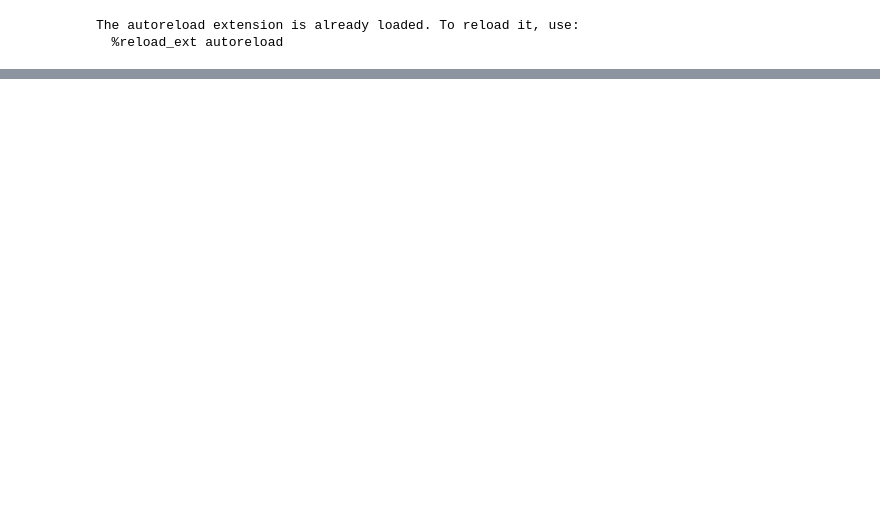
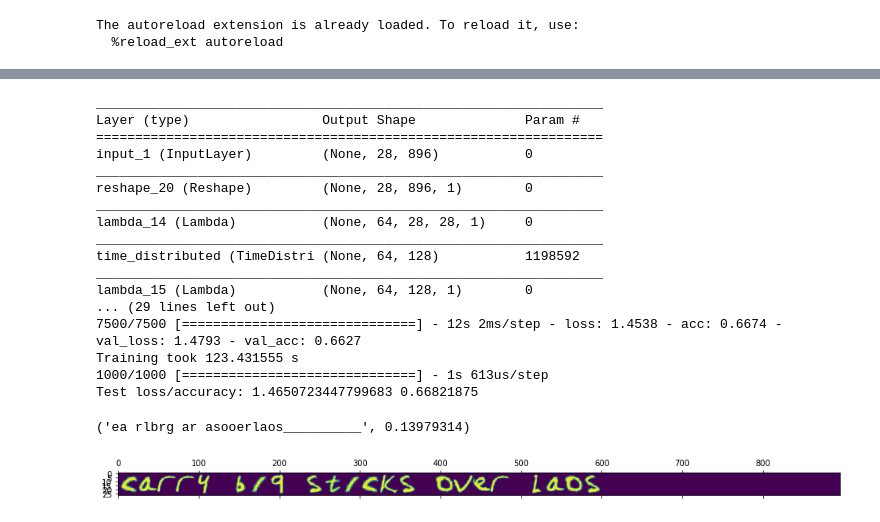
Before and after one commit to the-full-stack/fsdl-text-recognizer, a Jupyter notebook: notebooks/04-line-cnn.ipynb, the cells around one changed output, grey strips where cells are left out. Saved outputs shown, nothing was run; the diff lists cells and outputs as text; code cells hidden in the pictures; blank space fills up the shorter version.

```diff
--- a/notebooks/04-line-cnn.ipynb
+++ b/notebooks/04-line-cnn.ipynb
@@ -99,0 +171,35 @@ AttributeError: 'EmnistLinesDataset' object has no attribute 'emnist'
+# %%
+# This one is now looking at full-letter-widths with half-letter-width stride
+
+model = LineCnnSlidingWindow(window_fraction=1, window_stride=0.5)
+history = train_model(
+    model=model.model,
+    x_train=dataset.x_train,
+    y_train=dataset.y_train,
+    epochs=10,
+    batch_size=128,
+    loss='categorical_crossentropy'
+)
+evaluate_model(model.model, dataset.x_test, dataset.y_test)
+plt.matshow(dataset.x_test[0])
+model.predict_on_image(dataset.x_test[0])
+# %% [output]
+_________________________________________________________________
+Layer (type)                 Output Shape              Param #
+=================================================================
+input_1 (InputLayer)         (None, 28, 896)           0
+_________________________________________________________________
+reshape_20 (Reshape)         (None, 28, 896, 1)        0
+_________________________________________________________________
+lambda_14 (Lambda)           (None, 64, 28, 28, 1)     0
+_________________________________________________________________
+time_distributed (TimeDistri (None, 64, 128)           1198592
+_________________________________________________________________
+lambda_15 (Lambda)           (None, 64, 128, 1)        0
+... (29 lines left out)
+7500/7500 [==============================] - 12s 2ms/step - loss: 1.4538 - acc: 0.6674 - val_loss: 1.4793 - val_acc: 0.6627
+Training took 123.431555 s
+1000/1000 [==============================] - 1s 613us/step
+Test loss/accuracy: 1.4650723447799683 0.66821875
+('ea rlbrg ar asooerlaos__________', 0.13979314)
+[figure, added]
```
Also changed, not shown: parts of 14 cells of this notebook, 1 other file.
